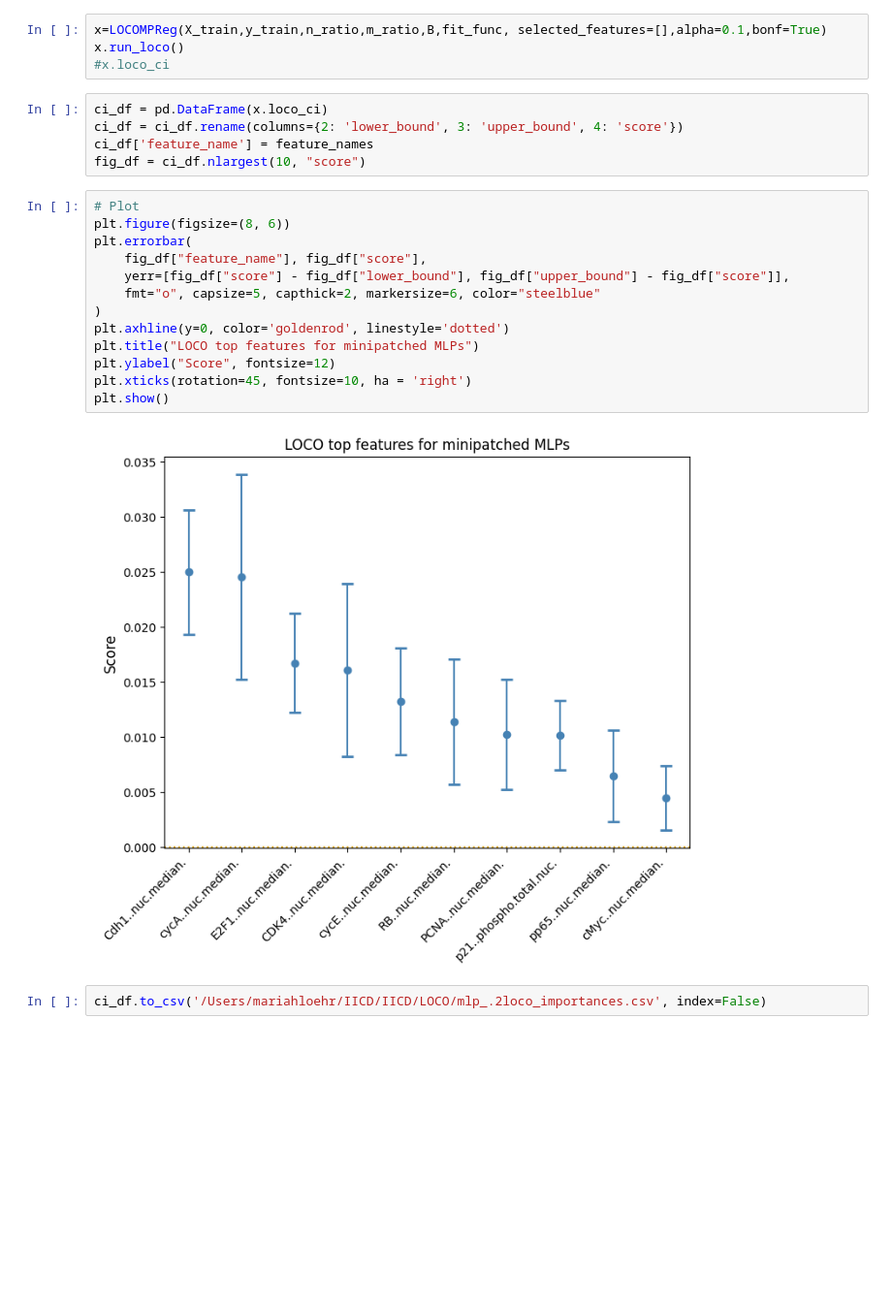
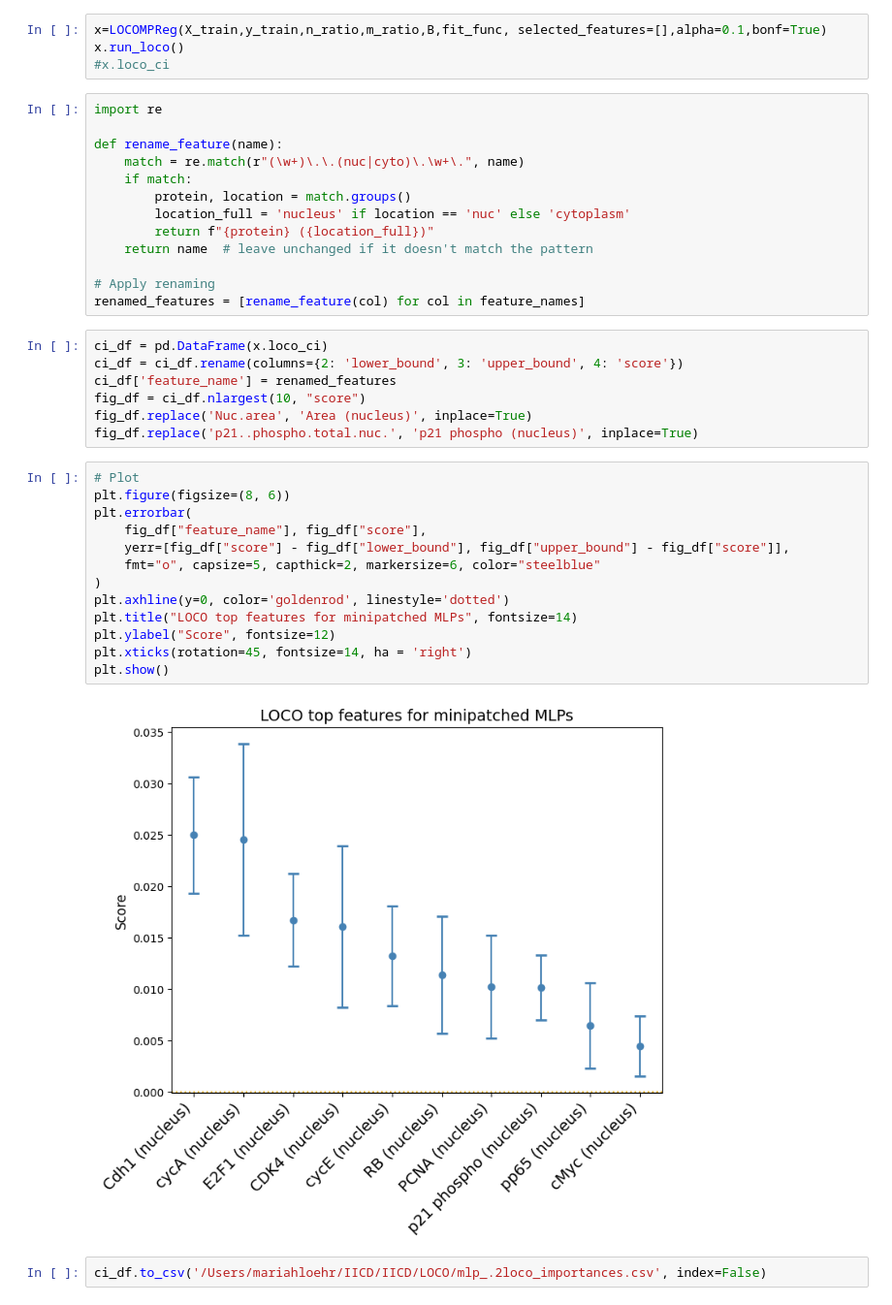
Before and after one commit to mariahgloehr/IICD, a Jupyter notebook: LOCO/MLP/LOCO_mlp_regression.ipynb, the cells around one changed output. Shown at 97% size. Drawn from its saved outputs; the diff is of its cells as text; blank space fills up the shorter version.

Commit message:
editing loco plots (renaming features and sizing up labels)

```diff
--- a/LOCO/MLP/LOCO_mlp_regression.ipynb
+++ b/LOCO/MLP/LOCO_mlp_regression.ipynb
@@ -60,25 +60,40 @@ fit_func = MLPreg
 x=LOCOMPReg(X_train,y_train,n_ratio,m_ratio,B,fit_func, selected_features=[],alpha=0.1,bonf=True)
 x.run_loco()
 #x.loco_ci
+# %%
+import re
+
+def rename_feature(name):
+    match = re.match(r"(\w+)\.\.(nuc|cyto)\.\w+\.", name)
+    if match:
+        protein, location = match.groups()
+        location_full = 'nucleus' if location == 'nuc' else 'cytoplasm'
+        return f"{protein} ({location_full})"
+    return name  # leave unchanged if it doesn't match the pattern
+
+# Apply renaming
+renamed_features = [rename_feature(col) for col in feature_names]
 # %%
 ci_df = pd.DataFrame(x.loco_ci)
 ci_df = ci_df.rename(columns={2: 'lower_bound', 3: 'upper_bound', 4: 'score'})
-ci_df['feature_name'] = feature_names
+ci_df['feature_name'] = renamed_features
 fig_df = ci_df.nlargest(10, "score")
+fig_df.replace('Nuc.area', 'Area (nucleus)', inplace=True)
+fig_df.replace('p21..phospho.total.nuc.', 'p21 phospho (nucleus)', inplace=True)
 # %%
 # Plot
 plt.figure(figsize=(8, 6))
 plt.errorbar(
     fig_df["feature_name"], fig_df["score"],
     yerr=[fig_df["score"] - fig_df["lower_bound"], fig_df["upper_bound"] - fig_df["score"]],
     fmt="o", capsize=5, capthick=2, markersize=6, color="steelblue"
 )
 plt.axhline(y=0, color='goldenrod', linestyle='dotted')
-plt.title("LOCO top features for minipatched MLPs")
+plt.title("LOCO top features for minipatched MLPs", fontsize=14)
 plt.ylabel("Score", fontsize=12)
-plt.xticks(rotation=45, fontsize=10, ha = 'right')
+plt.xticks(rotation=45, fontsize=14, ha = 'right')
 plt.show()
 # %% [output]
-[figure, old version]
+[figure, new version]
 # %%
 ci_df.to_csv('/Users/mariahloehr/IICD/IICD/LOCO/mlp_.2loco_importances.csv', index=False)
```
Also changed, not shown: 5 other files.
